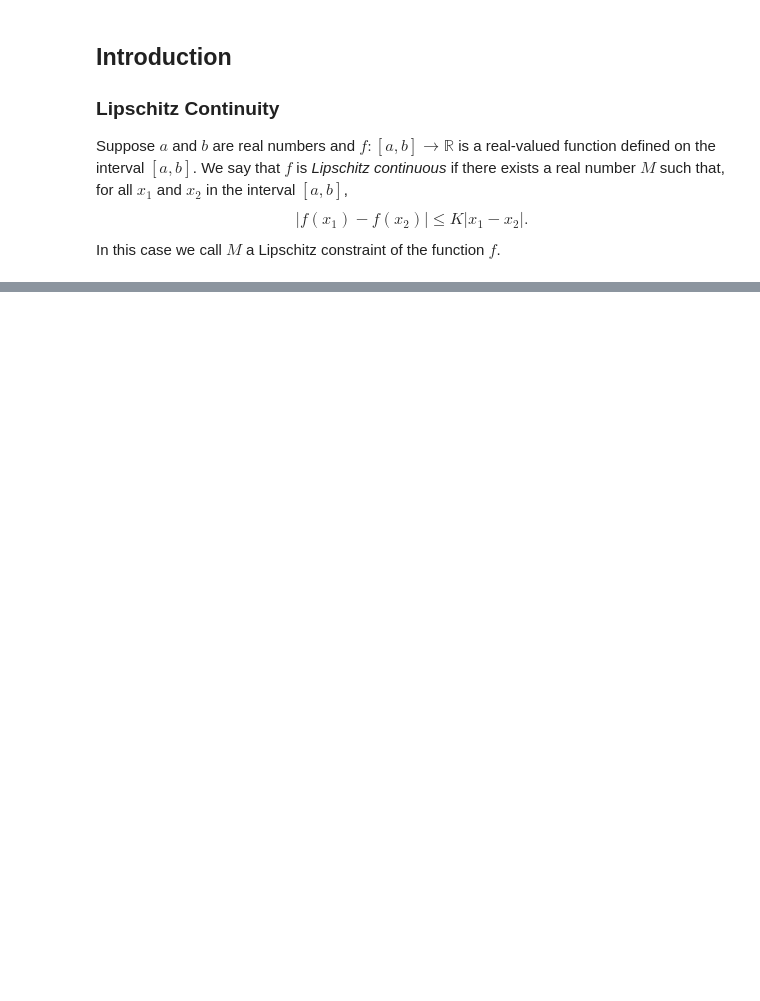
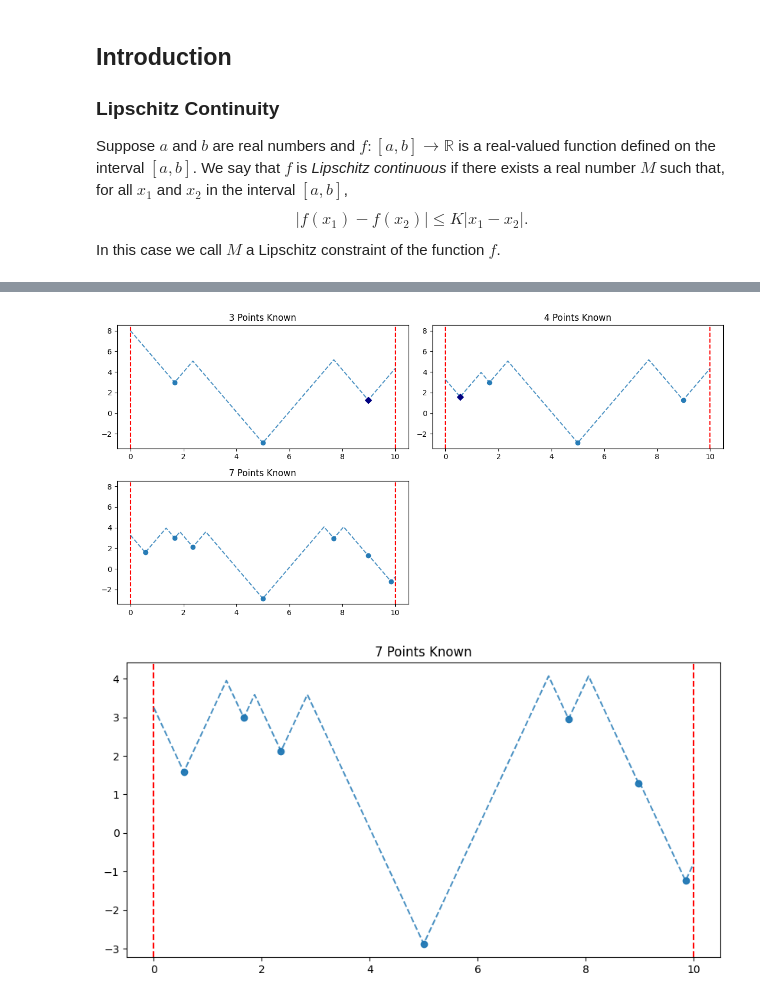
Before and after one commit to DevinGent/locating-maxima, a Jupyter notebook: tutorial.ipynb, the cells around one changed output, grey strips where cells are left out. Cells and saved outputs as stored; diff of their text form; code cells hidden in the pictures; blank space fills up the shorter version.

```diff
--- a/tutorial.ipynb
+++ b/tutorial.ipynb
@@ -350,0 +128,6 @@ for i in temp_df.index:
+# %%
+optimal_example.add_n_points(3,function_type='sample',adaptive=False)
+optimal_example.display_graphs(3)
+# %% [output]
+[figure, added]
+[figure, added]
```
Also changed, not shown: parts of 72 cells of this notebook, 1 other file.
